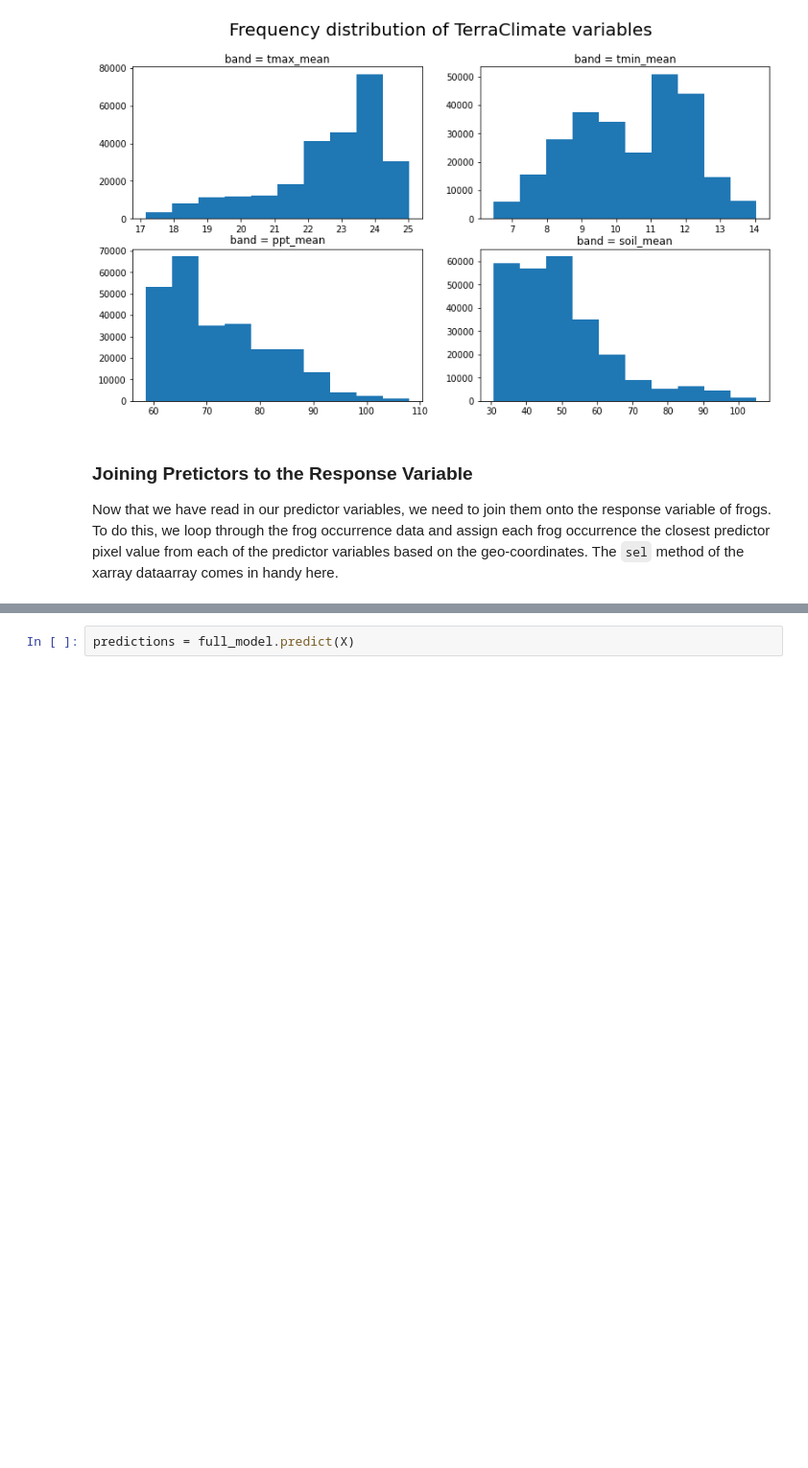
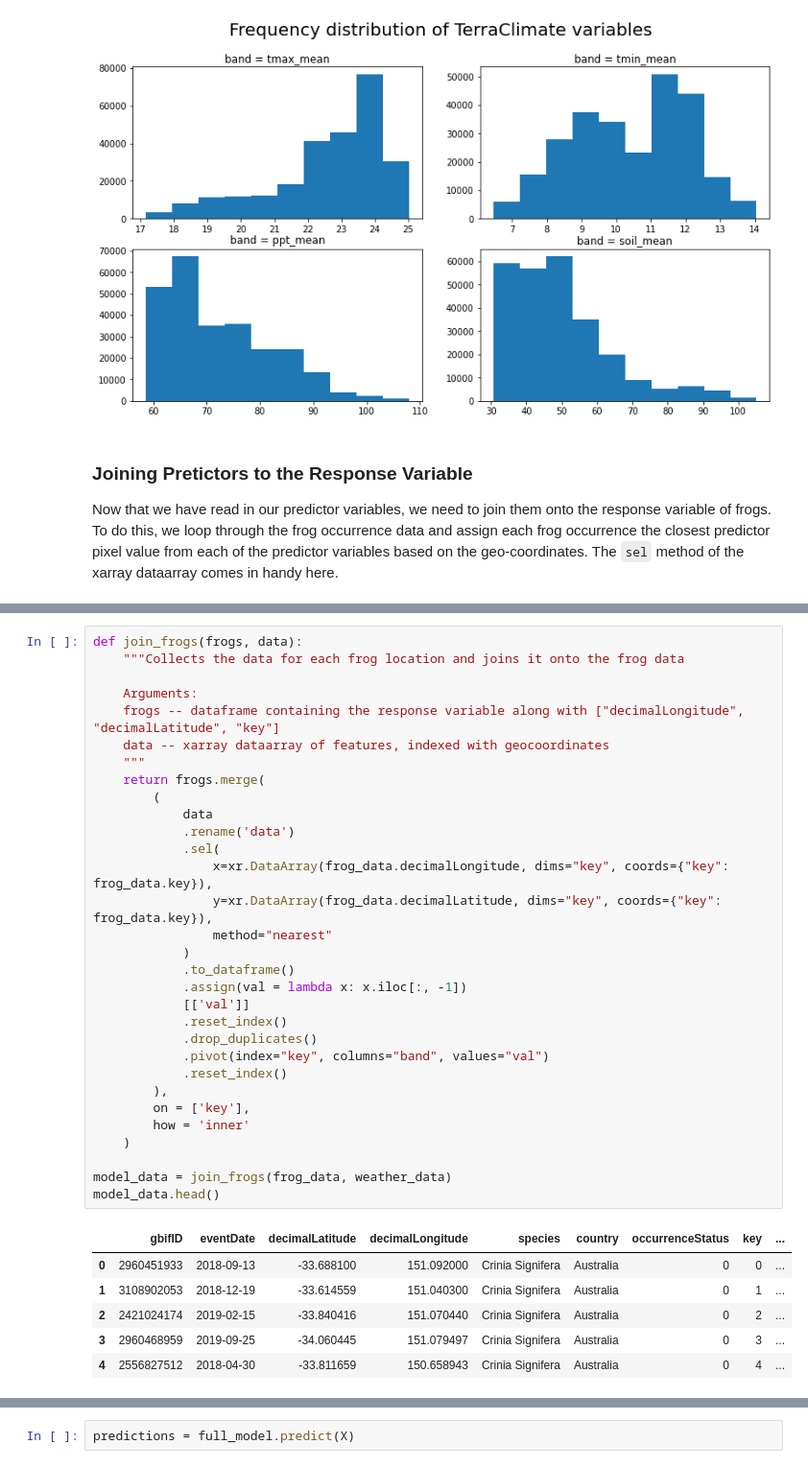
Before and after one commit to EY-Data-Science-Program/2022-Better-Working-World-Data-Challenge, a Jupyter notebook: notebooks/Model_Level_1.ipynb, the cells around one changed output, grey strips where cells are left out. Shown at 96% size. Saved outputs shown, nothing was run; the diff lists cells and outputs as text; blank space fills up the shorter version.

```diff
--- a/notebooks/Model_Level_1.ipynb
+++ b/notebooks/Model_Level_1.ipynb
@@ -504 +461,39 @@ model_data.head()
+# %%
+def join_frogs(frogs, data):
+    """Collects the data for each frog location and joins it onto the frog data
+
+    Arguments:
+    frogs -- dataframe containing the response variable along with ["decimalLongitude", "decimalLatitude", "key"]
+    data -- xarray dataarray of features, indexed with geocoordinates
+    """
+    return frogs.merge(
+        (
+            data
+            .rename('data')
+            .sel(
+                x=xr.DataArray(frog_data.decimalLongitude, dims="key", coords={"key": frog_data.key}),
+                y=xr.DataArray(frog_data.decimalLatitude, dims="key", coords={"key": frog_data.key}),
+                method="nearest"
+            )
+            .to_dataframe()
+            .assign(val = lambda x: x.iloc[:, -1])
+            [['val']]
+            .reset_index()
+            .drop_duplicates()
+            .pivot(index="key", columns="band", values="val")
+            .reset_index()
+        ),
+        on = ['key'],
+        how = 'inner'
+    )
+
+model_data = join_frogs(frog_data, weather_data)
+model_data.head()
+# %% [output]
+|  | gbifID | eventDate | decimalLatitude | decimalLongitude | species | country | occurrenceStatus | key | ... |
+| 0 | 2960451933 | 2018-09-13 | -33.688100 | 151.092000 | Crinia Signifera | Australia | 0 | 0 | ... |
+| 1 | 3108902053 | 2018-12-19 | -33.614559 | 151.040300 | Crinia Signifera | Australia | 0 | 1 | ... |
+| 2 | 2421024174 | 2019-02-15 | -33.840416 | 151.070440 | Crinia Signifera | Australia | 0 | 2 | ... |
+| 3 | 2960468959 | 2019-09-25 | -34.060445 | 151.079497 | Crinia Signifera | Australia | 0 | 3 | ... |
+| 4 | 2556827512 | 2018-04-30 | -33.811659 | 150.658943 | Crinia Signifera | Australia | 0 | 4 | ... |
 # %% [markdown]
```
Also changed, not shown: parts of 38 cells of this notebook, 7 other files.
